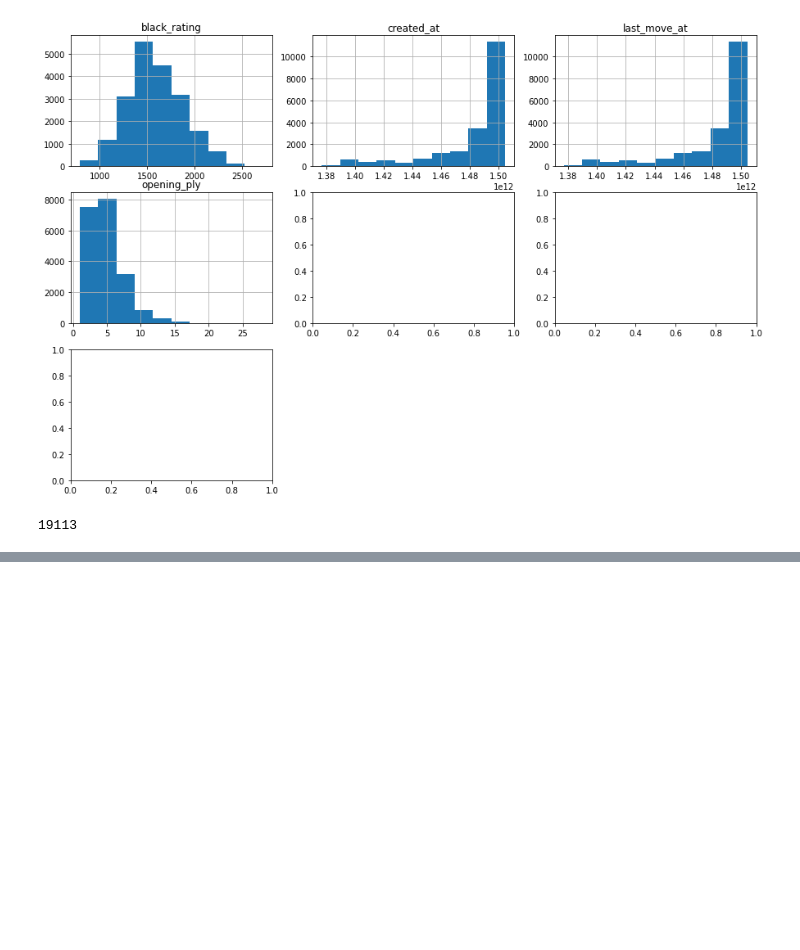
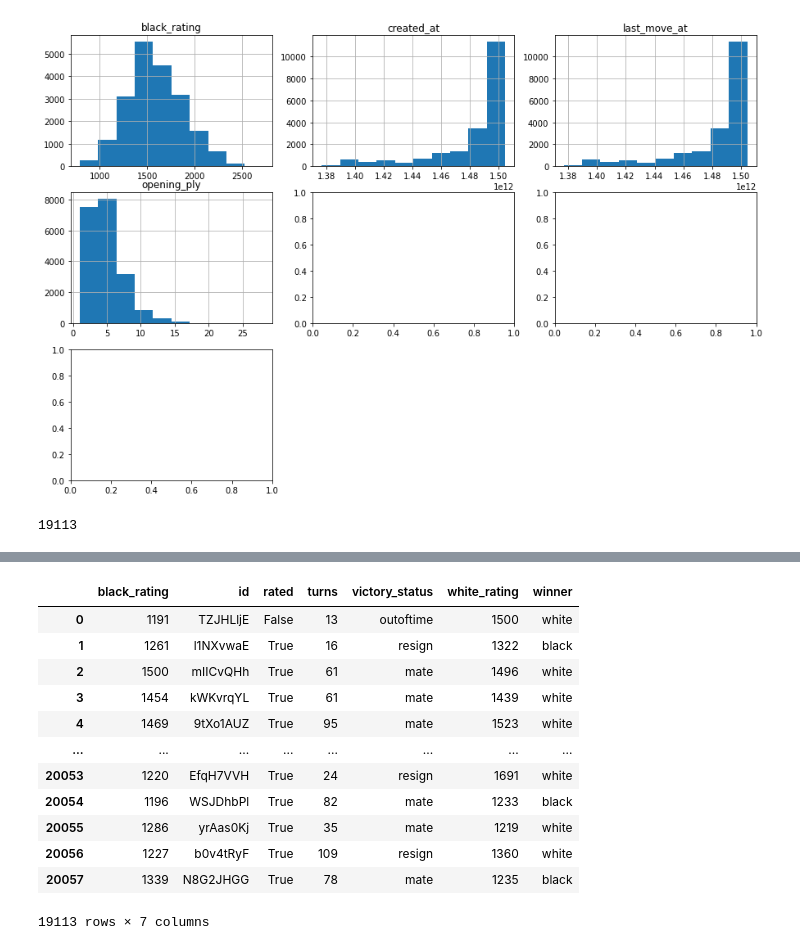
Before and after one commit to scsigmund/Springboard, a Jupyter notebook: Project/DataWrangling.ipynb, the cells around one changed output, grey strips where cells are left out. Drawn from its saved outputs; the diff is of its cells as text; code cells hidden in the pictures; blank space fills up the shorter version.

```diff
--- a/Project/DataWrangling.ipynb
+++ b/Project/DataWrangling.ipynb
@@ -116,0 +121,2 @@ chess = chess_data[chess_data.columns.difference(['created_at', 'last_move_at',
+# %%
+chess = chess[chess.columns.difference(['opening_name', 'opening_ply', 'increment_code'])]
@@ -116,0 +190,18 @@ chess = chess_data[chess_data.columns.difference(['created_at', 'last_move_at',
+# %%
+chess_wo_dups = chess.drop_duplicates()
+# %%
+chess_wo_dups
+# %% [output]
+|  | black_rating | id | rated | turns | victory_status | white_rating | winner |
+| 0 | 1191 | TZJHLljE | False | 13 | outoftime | 1500 | white |
+| 1 | 1261 | l1NXvwaE | True | 16 | resign | 1322 | black |
+| 2 | 1500 | mIICvQHh | True | 61 | mate | 1496 | white |
+| 3 | 1454 | kWKvrqYL | True | 61 | mate | 1439 | white |
+| 4 | 1469 | 9tXo1AUZ | True | 95 | mate | 1523 | white |
+| ... | ... | ... | ... | ... | ... | ... | ... |
+| 20053 | 1220 | EfqH7VVH | True | 24 | resign | 1691 | white |
+| 20054 | 1196 | WSJDhbPl | True | 82 | mate | 1233 | black |
+| 20055 | 1286 | yrAas0Kj | True | 35 | mate | 1219 | white |
+| 20056 | 1227 | b0v4tRyF | True | 109 | resign | 1360 | white |
+| 20057 | 1339 | N8G2JHGG | True | 78 | mate | 1235 | black |
+19113 rows × 7 columns
```
Also changed, not shown: parts of 7 cells of this notebook, 4 other files.
